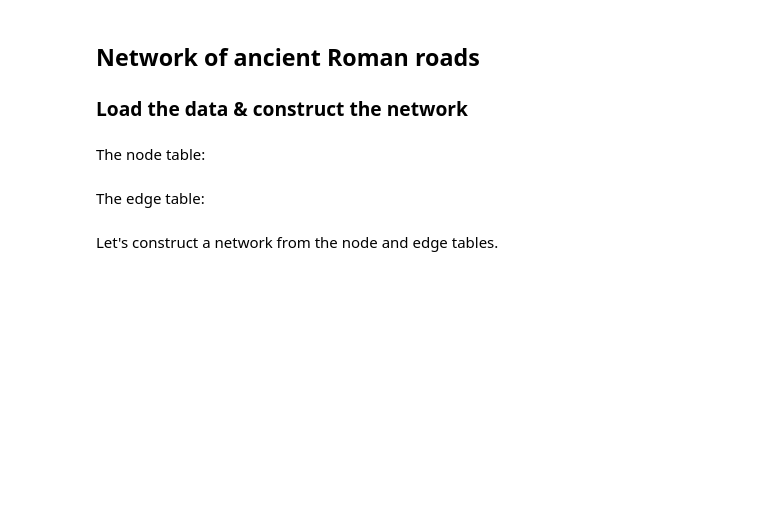
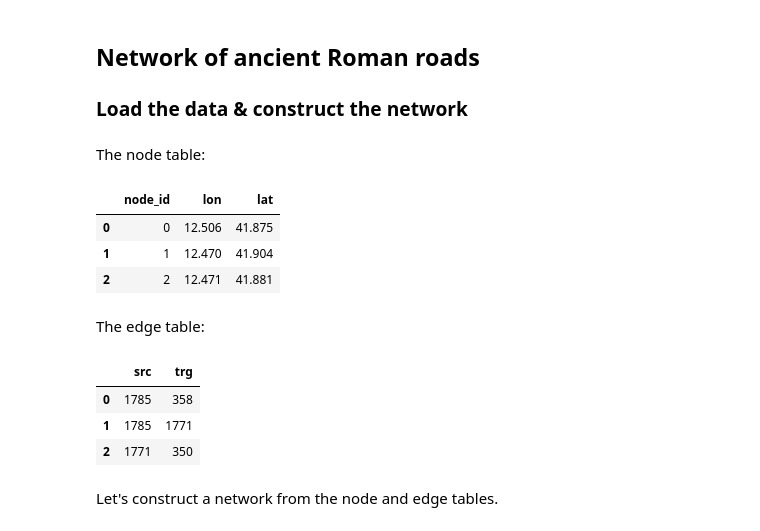
Before and after one commit to skojaku/adv-net-sci, a Jupyter notebook: notebooks/exercise-m06-centrality.ipynb, the cells around one changed output. Saved outputs shown, nothing was run; the diff lists cells and outputs as text; code cells hidden in the pictures; blank space fills up the shorter version.

```diff
--- a/notebooks/exercise-m06-centrality.ipynb
+++ b/notebooks/exercise-m06-centrality.ipynb
@@ -94,11 +132,21 @@ edge_table = pd.read_csv(f"{root}/edge_table.csv")
 # %% [markdown]
 The node table:
 # %%
-node_table
+node_table.head(3)
+# %% [output]
+|  | node_id | lon | lat |
+| 0 | 0 | 12.506 | 41.875 |
+| 1 | 1 | 12.470 | 41.904 |
+| 2 | 2 | 12.471 | 41.881 |
 # %% [markdown]
 The edge table:
 # %%
-edge_table
+edge_table.head(3)
+# %% [output]
+|  | src | trg |
+| 0 | 1785 | 358 |
+| 1 | 1785 | 1771 |
+| 2 | 1771 | 350 |
 # %% [markdown]
 Let's construct a network from the node and edge tables.
 # %%
```
Also changed, not shown: parts of 10 cells of this notebook, 1 other file.
